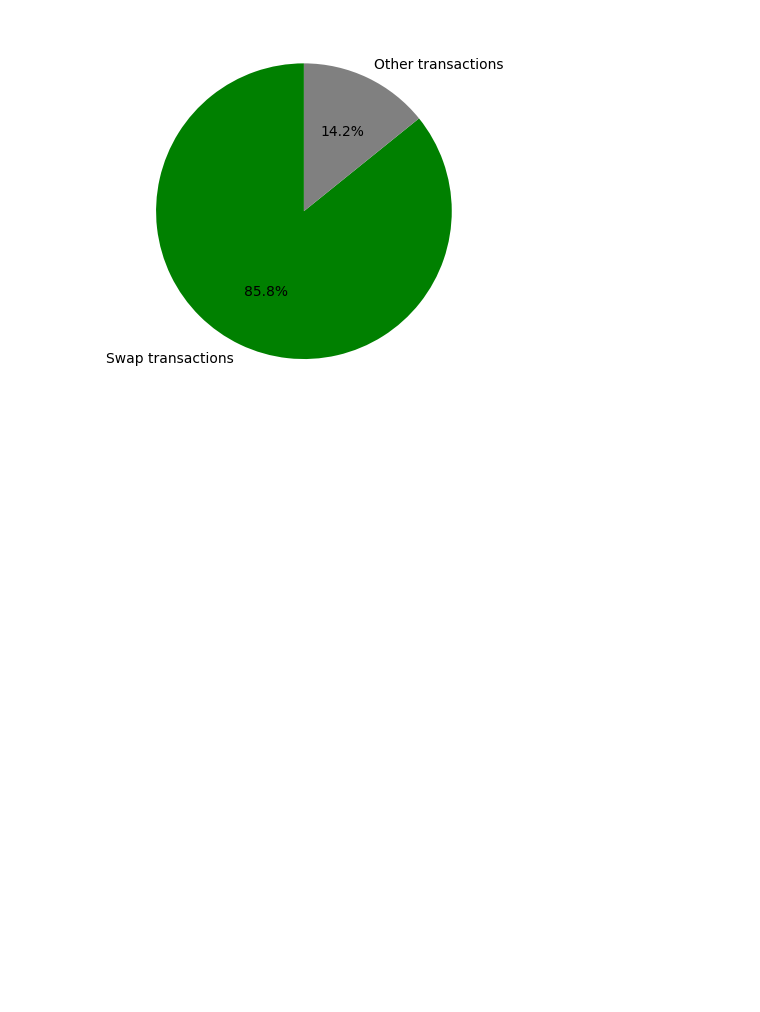
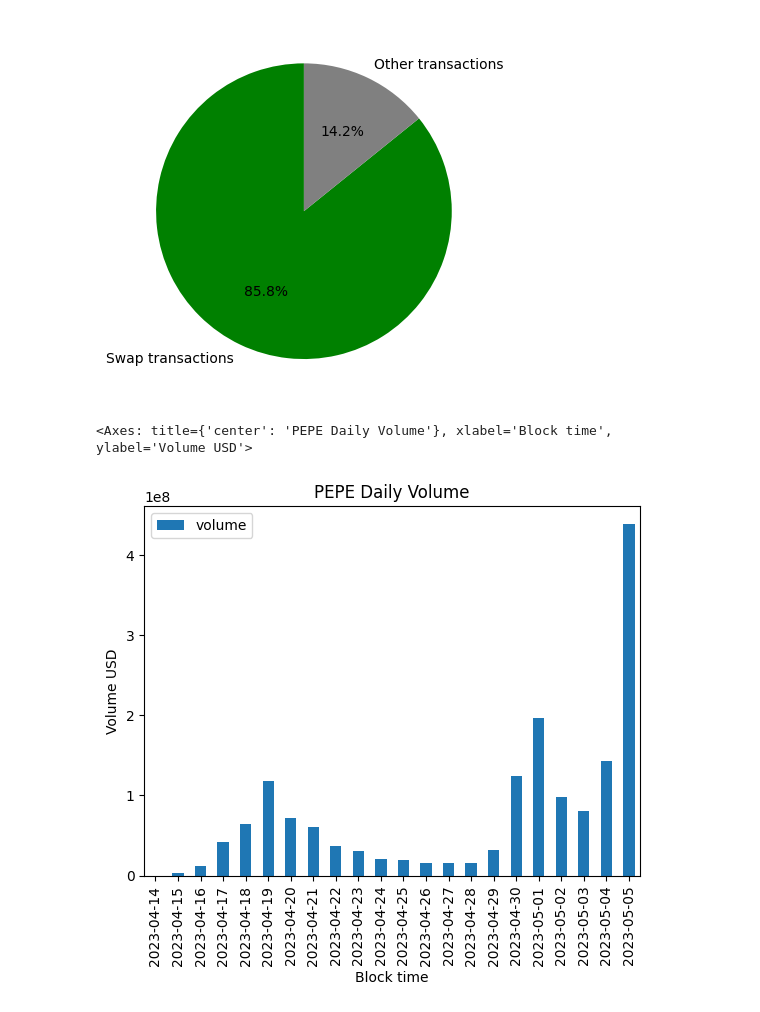
Before and after one commit to bazhkha/pepe-coin-analytics, a Jupyter notebook: index.ipynb, the cells around one changed output. Drawn from its saved outputs; the diff is of its cells as text; code cells hidden in the pictures; blank space fills up the shorter version.

```diff
--- a/index.ipynb
+++ b/index.ipynb
@@ -231,3 +238,25 @@ Number of transactions: 539,497 transactions
 Number of swap transactions: 462,879 transactions
 Swap ratio: 85.8%
 [figure]
+# %%
+# Daily and cummulative volume
+df_swaps = df_with_floor_time_by_day[df_with_floor_time_by_day['project'].notna()]
+df_volume = df_swaps \
+  .groupby('block_time')['amount_usd'] \
+  .sum() \
+  .reset_index(name='volume')
+
+df_volume['cummulative_volume'] = df_volume['volume'] \
+  .cumsum()
+
+df_volume.plot(
+  kind='bar',
+  title='PEPE Daily Volume',
+  x='block_time',
+  y='volume',
+  xlabel='Block time',
+  ylabel='Volume USD'
+)
+# %% [output]
+<Axes: title={'center': 'PEPE Daily Volume'}, xlabel='Block time', ylabel='Volume USD'>
+[figure, added]
```
Also changed, not shown: parts of 7 cells of this notebook.
